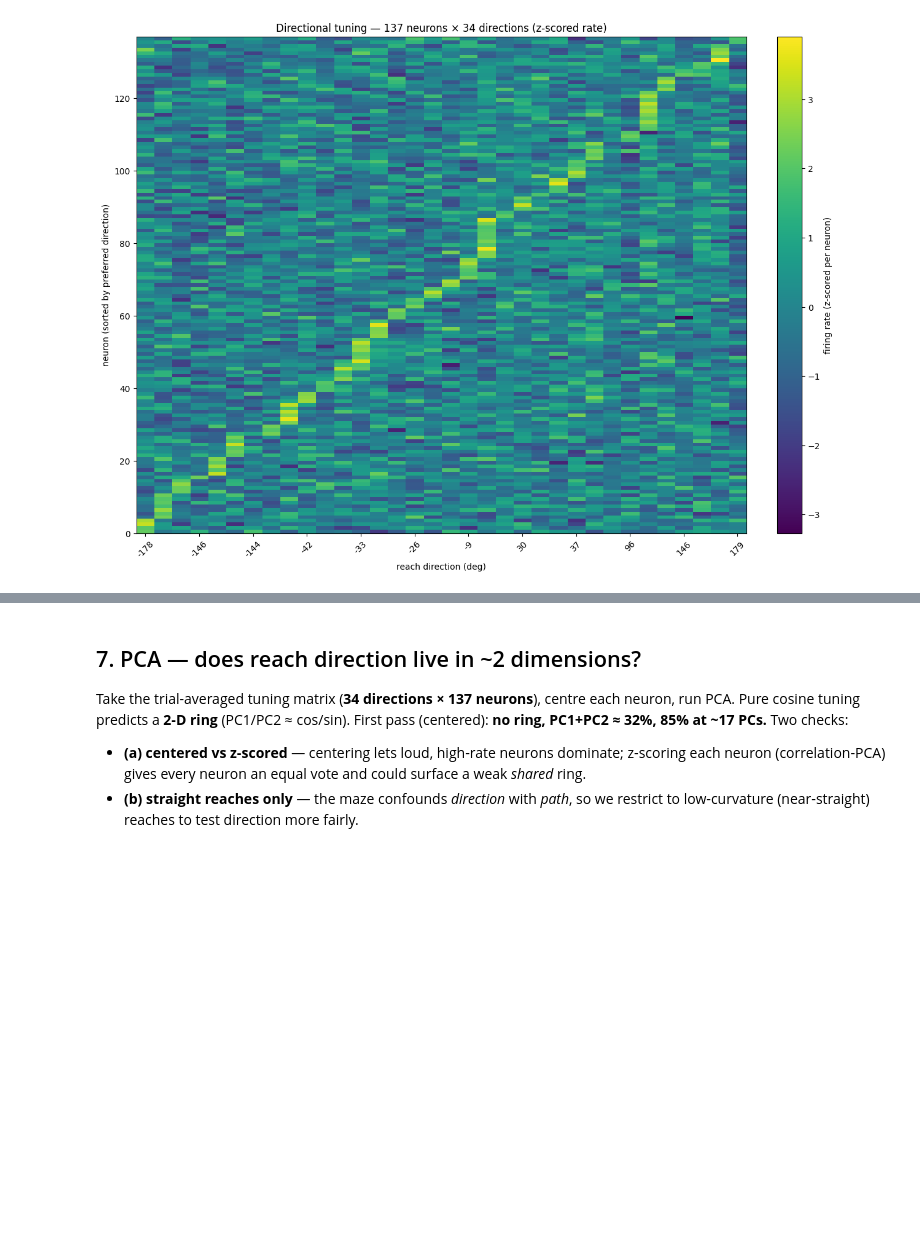
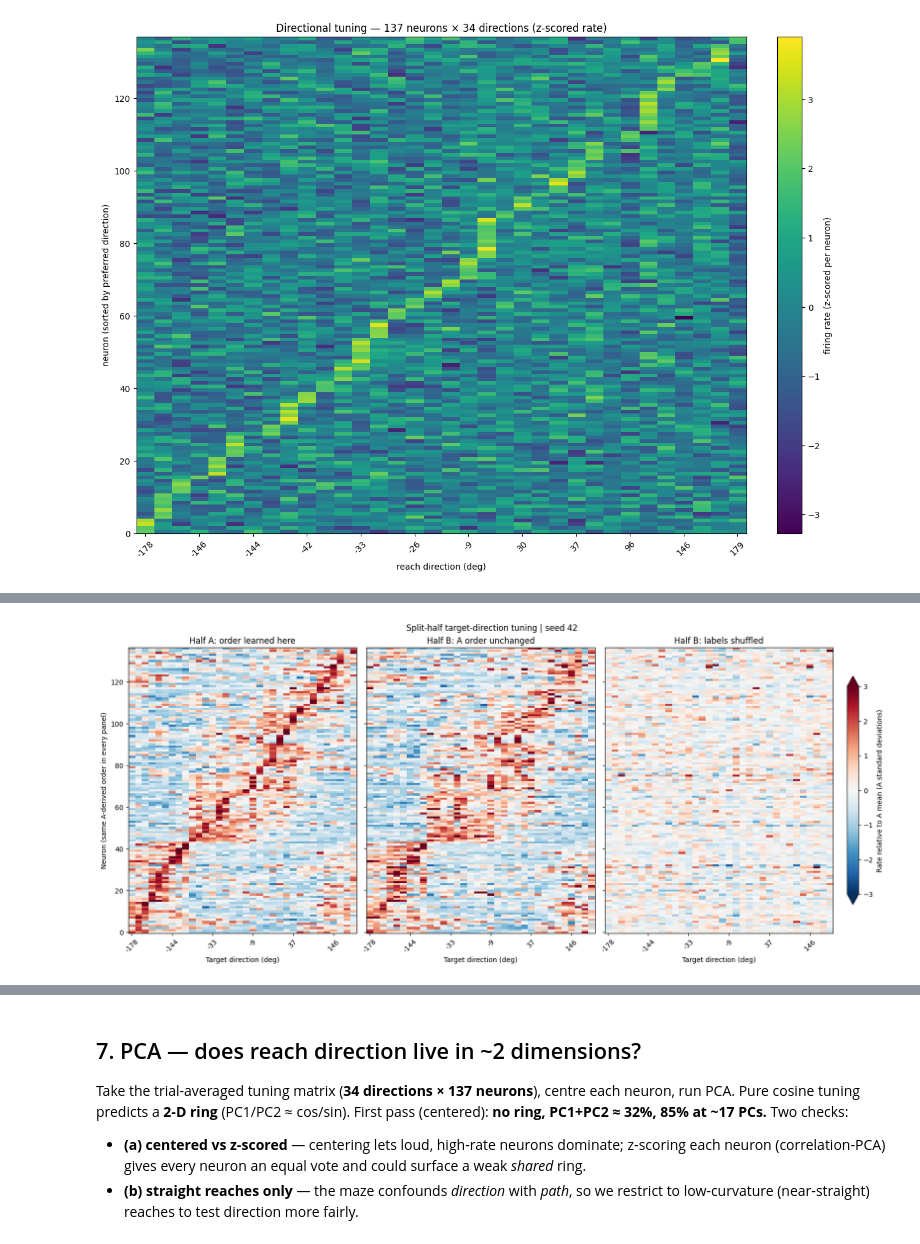
Before and after one commit to prateekkarkare/motor-cortex-population-dynamics, a Jupyter notebook: notebooks/01_load_and_explore.ipynb, the cells around one changed output, grey strips where cells are left out. Drawn from its saved outputs; the diff is of its cells as text; code cells hidden in the pictures; blank space fills up the shorter version.

Commit message:
new findings, correlations

```diff
--- a/notebooks/01_load_and_explore.ipynb
+++ b/notebooks/01_load_and_explore.ipynb
@@ -603,0 +750,72 @@ plt.show()
+# %%
+import matplotlib.pyplot as plt
+
+
+def plot_split_half_tuning(result):
+    """Display independent trial halves and a label-shuffle control in A's fixed order."""
+    angles = result["means"]["A"].index.to_numpy()
+    order = result["neuron_order"]
+    panel_titles = [
+        "Half A: order learned here",
+        "Half B: A order unchanged",
+        "Half B: labels shuffled",
+    ]
+    figure, axes = plt.subplots(
+        1, 3, figsize=(16, 7), sharex=True, sharey=True, constrained_layout=True,
+    )
+    ticks = np.arange(0, len(angles), 6)
+    for axis, name, title in zip(axes, ["A", "B", "B shuffled"], panel_titles):
+        image = axis.imshow(
+            result["scaled"][name].to_numpy()[:, order].T,
+            aspect="auto", origin="lower", interpolation="nearest",
+            cmap="RdBu_r", vmin=-3, vmax=3,
+        )
+        axis.set_xticks(ticks)
+        axis.set_xticklabels([f"{angles[tick]:.0f}" for tick in ticks], rotation=45)
+        axis.set(title=title, xlabel="Target direction (deg)")
+    axes[0].set_ylabel("Neuron (same A-derived order in every panel)")
+    figure.colorbar(
+        image, ax=list(axes), shrink=0.8, pad=0.02, extend="both",
+        label="Rate relative to A mean (A standard deviations)",
+    )
+    figure.suptitle(f"Split-half target-direction tuning | seed {result['seed']}")
+    return figure
+
+
+split_window_ms = (-100, 400)
+split_trial_data = dataset.make_trial_data(
+    align_field="move_onset_time", align_range=split_window_ms,
+ )
+split_spikes = split_trial_data["spikes"].copy()
+split_spikes["trial_id"] = split_trial_data["trial_id"].to_numpy().ravel()
+split_bin_counts = split_spikes.groupby("trial_id").count()
+expected_split_bins = int((split_window_ms[1] - split_window_ms[0]) / dataset.bin_width)
+complete_split_ids = split_bin_counts.index[split_bin_counts.eq(expected_split_bins).all(axis=1)]
+split_rates = split_spikes.groupby("trial_id").sum().loc[complete_split_ids] / 0.5
+split_directions = reach_conditions(dataset).set_index("trial_id")["reach_angle_deg"].round(1)
+split_half_result = split_half_tuning(split_rates, split_directions, seed=42)
+
+print(f"Loaded trials: {len(dataset.trial_info)}")
+print(f"Absent from aligned data: {len(dataset.trial_info) - len(split_bin_counts)}")
+print(f"Incomplete windows excluded: {len(split_bin_counts) - len(complete_split_ids)}")
+print(f"Complete trials used: {len(split_rates)}; bins per trial: {expected_split_bins}")
+print("Trials per half:", split_half_result["counts"].sum().to_dict())
+print("Trials per direction and half: min", int(split_half_result["counts"].min().min()),
+      "; max", int(split_half_result["counts"].max().max()))
+print("Neurons excluded for constant A tuning:", split_half_result["excluded_neurons"])
+
+split_half_correlations = split_half_result["means"]["A"].corrwith(split_half_result["means"]["B"])
+print(f"Median per-neuron A/B tuning correlation: {split_half_correlations.median():.3f}")
+print("Mean A-selected peak contrast above each half's direction mean (A SDs):")
+split_neuron_indices = np.arange(len(split_half_result["peaks_a"]))
+for panel_name, panel_rates in split_half_result["scaled"].items():
+    panel_values = panel_rates.to_numpy()
+    peak_contrast = panel_values[split_half_result["peaks_a"], split_neuron_indices] - panel_values.mean(axis=0)
+    print(f"  {panel_name}: {peak_contrast.mean():.3f}")
+
+split_half_figure = plot_split_half_tuning(split_half_result)
+split_half_figure.savefig(
+    TRAIN_NWB.parents[3] / "assets" / "mcmaze_split_half_tuning.png", dpi=150, bbox_inches="tight",
+ )
+plt.show()
+# %% [output]
@@ -603,0 +834 @@ plt.show()
+[figure, added]
```
Also changed, not shown: parts of 18 cells of this notebook, 7 other files.
